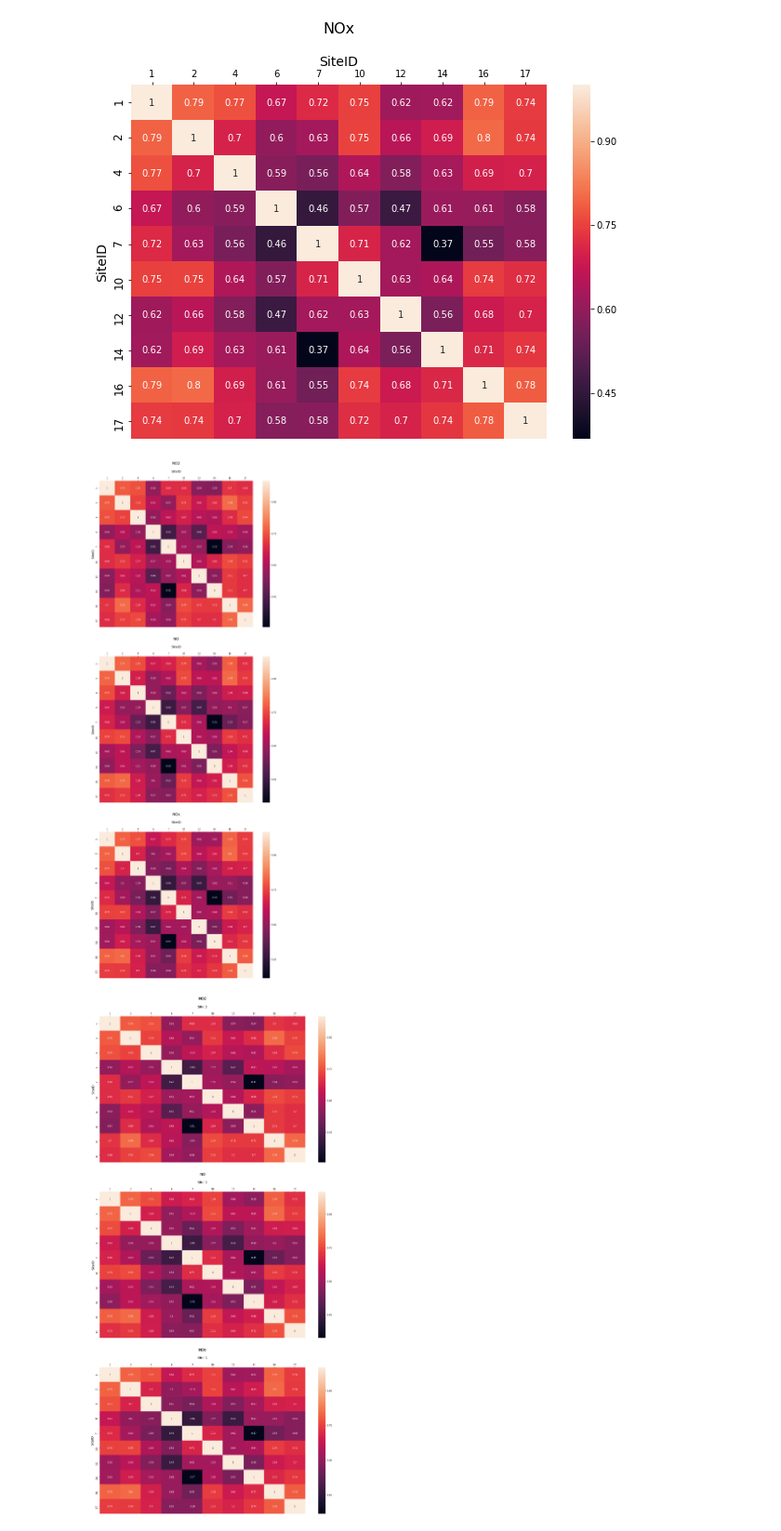
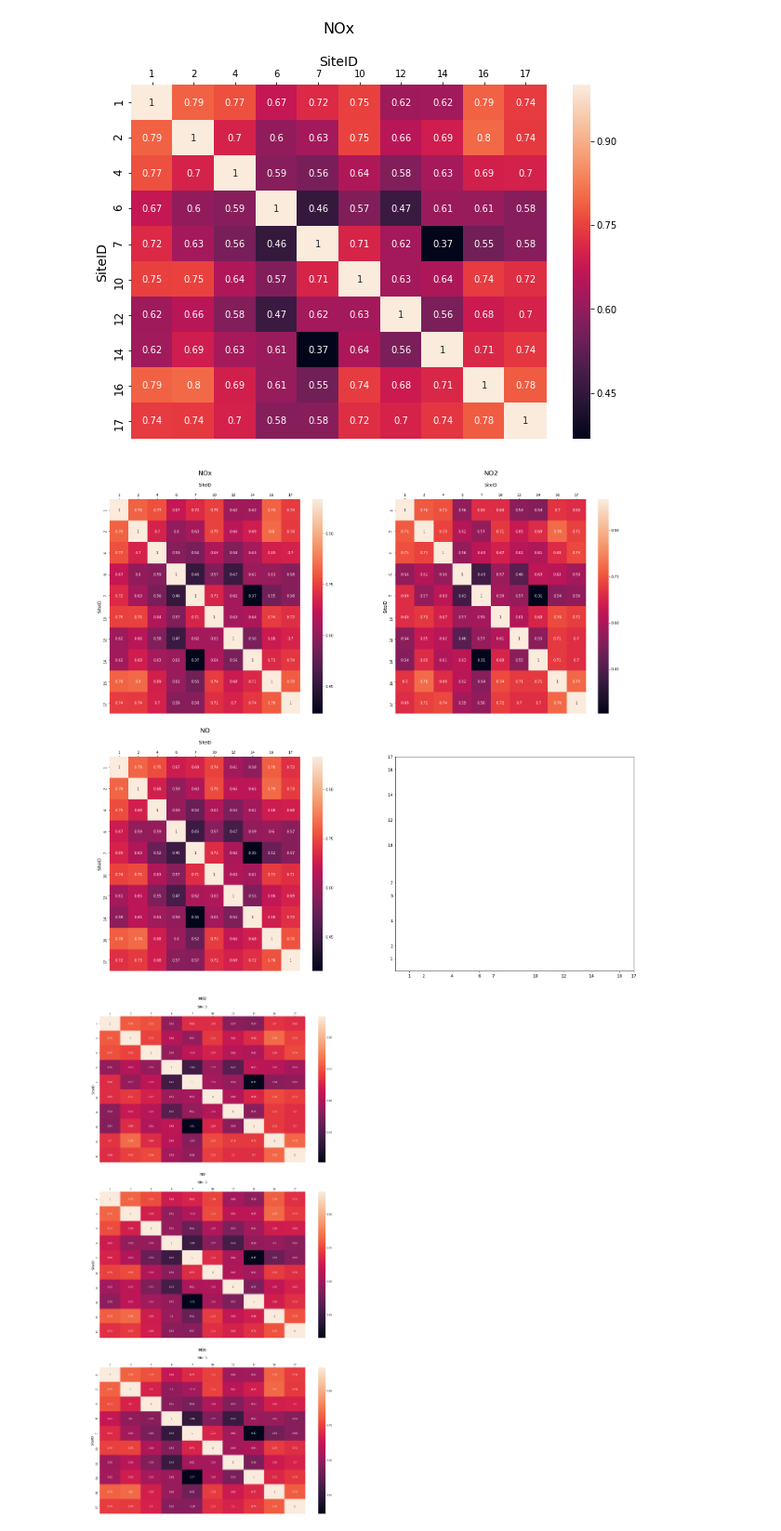
Before and after one commit to athiyadeviyani/Introductory-Applied-Machine-Learning, a Jupyter notebook: IAML_CW2.ipynb, the cells around one changed output. Shown at 93% size. Saved outputs shown, nothing was run; the diff lists cells and outputs as text; code cells hidden in the pictures.

```diff
--- a/IAML_CW2.ipynb
+++ b/IAML_CW2.ipynb
@@ -1429,55 +1656,51 @@ ax.xaxis.set_label_position('top')
 # %% [output]
 [figure]
 # %%
-_, axes = plt.subplots(3,1, figsize=(15,40))
+_, axes = plt.subplots(2,2, figsize=(26,24))
+
+plt.xticks([1,2,4,6,7,10,12,14,16,17], fontsize=12)
+plt.yticks([1,2,4,6,7,10,12,14,16,17], fontsize=12)
+ax = sns.heatmap(NOx.corr(method='pearson'),
+                xticklabels=[1,2,4,6,7,10,12,14,16,17],
+                yticklabels=[1,2,4,6,7,10,12,14,16,17],
+                annot=True,
+                ax=axes[0,0])
+ax.set_title('\nNOx', fontsize=18)
+ax.set_ylabel('\nSiteID', fontsize=12)
+ax.set_xlabel('\nSiteID\n', fontsize=12)
+ax.xaxis.set_ticks_position('top')
+ax.xaxis.set_label_position('top')
 
 
 plt.xticks([1,2,4,6,7,10,12,14,16,17], fontsize=12)
 plt.yticks([1,2,4,6,7,10,12,14,16,17], fontsize=12)
 ax = sns.heatmap(NO2.corr(method='pearson'),
                 xticklabels=[1,2,4,6,7,10,12,14,16,17],
                 yticklabels=[1,2,4,6,7,10,12,14,16,17],
                 annot=True,
-                ax=axes[0])
-ax.set_title('NO2\n', fontsize=16)
-ax.set_ylabel('SiteID', fontsize=14)
-ax.set_xlabel('SiteID\n', fontsize=14)
+                ax=axes[0,1])
+ax.set_title('\nNO2', fontsize=18)
+ax.set_ylabel('\nSiteID', fontsize=12)
+ax.set_xlabel('\nSiteID\n', fontsize=12)
 ax.xaxis.set_ticks_position('top')
 ax.xaxis.set_label_position('top')
 
 
 
 plt.xticks([1,2,4,6,7,10,12,14,16,17], fontsize=12)
 plt.yticks([1,2,4,6,7,10,12,14,16,17], fontsize=12)
 ax = sns.heatmap(NO.corr(method='pearson'),
                 xticklabels=[1,2,4,6,7,10,12,14,16,17],
                 yticklabels=[1,2,4,6,7,10,12,14,16,17],
                 annot=True,
-                ax=axes[1])
-ax.set_title('NO\n', fontsize=16)
-ax.set_ylabel('SiteID', fontsize=14)
-ax.set_xlabel('SiteID\n', fontsize=14)
+                ax=axes[1,0])
+ax.set_title('\n\nNO', fontsize=18)
+ax.set_ylabel('\nSiteID', fontsize=12)
+ax.set_xlabel('\nSiteID\n', fontsize=12)
 ax.xaxis.set_ticks_position('top')
 ax.xaxis.set_label_position('top')
-
-
-
-plt.xticks([1,2,4,6,7,10,12,14,16,17], fontsize=12)
-plt.yticks([1,2,4,6,7,10,12,14,16,17], fontsize=12)
-ax = sns.heatmap(NOx.corr(method='pearson'),
-                xticklabels=[1,2,4,6,7,10,12,14,16,17],
-                yticklabels=[1,2,4,6,7,10,12,14,16,17],
-                annot=True,
-                ax=axes[2])
-ax.set_title('NOx\n', fontsize=16)
-ax.set_ylabel('SiteID', fontsize=14)
-ax.set_xlabel('SiteID\n', fontsize=14)
-ax.xaxis.set_ticks_position('top')
-ax.xaxis.set_label_position('top')
-
-plt.show()
 # %% [output]
-[figure, old version]
+[figure, new version]
 # %%
 _, axes = plt.subplots(3,1, figsize=(20,10))
 plt.subplots_adjust(top=4.0, bottom=1.0)
```
Also changed, not shown: parts of 87 cells of this notebook, 29 other files.
